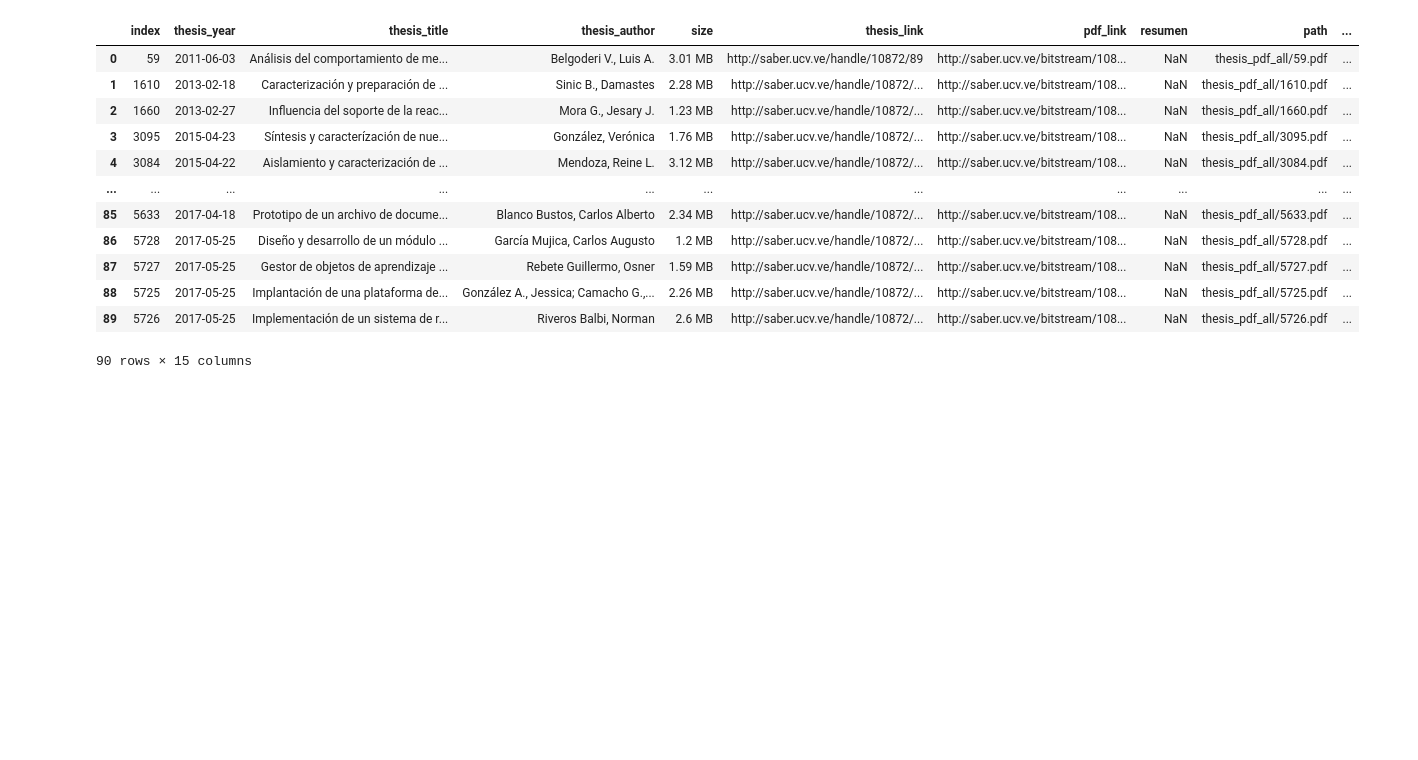
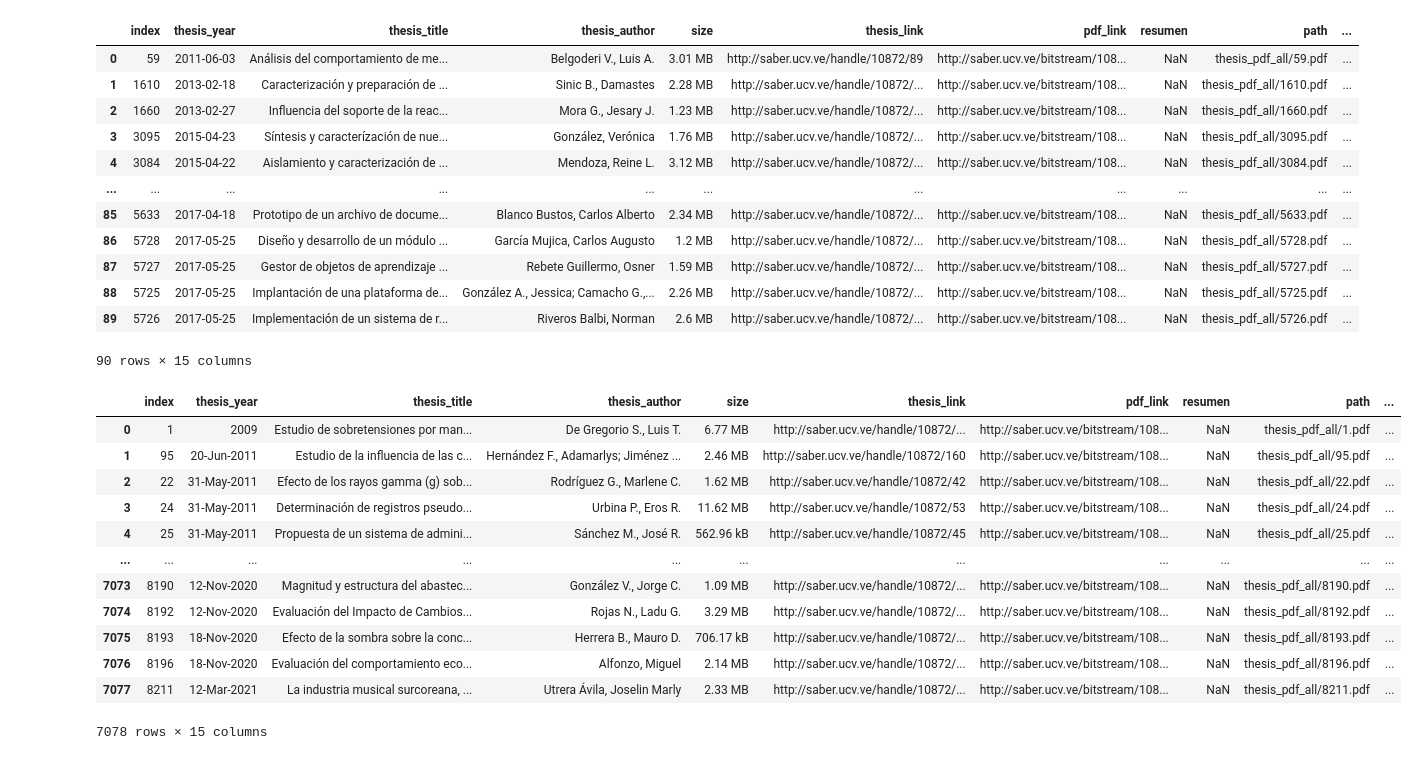
Before and after one commit to HighDeFing/thesis_v4, a Jupyter notebook: notebooks/Change_date_numbers.ipynb, the cells around one changed output. Drawn from its saved outputs; the diff is of its cells as text; code cells hidden in the pictures; blank space fills up the shorter version.

```diff
--- a/notebooks/Change_date_numbers.ipynb
+++ b/notebooks/Change_date_numbers.ipynb
@@ -37,3 +37,20 @@ df
 90 rows × 15 columns
 # %%
 df.to_csv("data/thesis_comp_ingelec_quimica_date_head.csv")
+# %%
+df_tutor = pd.read_csv("./data/thesis_tutor_7078_clean_v2.csv")
+df_tutor
+# %% [output]
+|  | index | thesis_year | thesis_title | thesis_author | size | thesis_link | pdf_link | resumen | path | ... |
+| 0 | 1 | 2009 | Estudio de sobretensiones por man... | De Gregorio S., Luis T. | 6.77 MB | http://saber.ucv.ve/handle/10872/... | http://saber.ucv.ve/bitstream/108... | NaN | thesis_pdf_all/1.pdf | ... |
+| 1 | 95 | 20-Jun-2011 | Estudio de la influencia de las c... | Hernández F., Adamarlys; Jiménez ... | 2.46 MB | http://saber.ucv.ve/handle/10872/160 | http://saber.ucv.ve/bitstream/108... | NaN | thesis_pdf_all/95.pdf | ... |
+| 2 | 22 | 31-May-2011 | Efecto de los rayos gamma (g) sob... | Rodríguez G., Marlene C. | 1.62 MB | http://saber.ucv.ve/handle/10872/42 | http://saber.ucv.ve/bitstream/108... | NaN | thesis_pdf_all/22.pdf | ... |
+| 3 | 24 | 31-May-2011 | Determinación de registros pseudo... | Urbina P., Eros R. | 11.62 MB | http://saber.ucv.ve/handle/10872/53 | http://saber.ucv.ve/bitstream/108... | NaN | thesis_pdf_all/24.pdf | ... |
+| 4 | 25 | 31-May-2011 | Propuesta de un sistema de admini... | Sánchez M., José R. | 562.96 kB | http://saber.ucv.ve/handle/10872/45 | http://saber.ucv.ve/bitstream/108... | NaN | thesis_pdf_all/25.pdf | ... |
+| ... | ... | ... | ... | ... | ... | ... | ... | ... | ... | ... |
+| 7073 | 8190 | 12-Nov-2020 | Magnitud y estructura del abastec... | González V., Jorge C. | 1.09 MB | http://saber.ucv.ve/handle/10872/... | http://saber.ucv.ve/bitstream/108... | NaN | thesis_pdf_all/8190.pdf | ... |
+| 7074 | 8192 | 12-Nov-2020 | Evaluación del Impacto de Cambios... | Rojas N., Ladu G. | 3.29 MB | http://saber.ucv.ve/handle/10872/... | http://saber.ucv.ve/bitstream/108... | NaN | thesis_pdf_all/8192.pdf | ... |
+| 7075 | 8193 | 18-Nov-2020 | Efecto de la sombra sobre la conc... | Herrera B., Mauro D. | 706.17 kB | http://saber.ucv.ve/handle/10872/... | http://saber.ucv.ve/bitstream/108... | NaN | thesis_pdf_all/8193.pdf | ... |
+| 7076 | 8196 | 18-Nov-2020 | Evaluación del comportamiento eco... | Alfonzo, Miguel | 2.14 MB | http://saber.ucv.ve/handle/10872/... | http://saber.ucv.ve/bitstream/108... | NaN | thesis_pdf_all/8196.pdf | ... |
+| 7077 | 8211 | 12-Mar-2021 | La industria musical surcoreana, ... | Utrera Ávila, Joselin Marly | 2.33 MB | http://saber.ucv.ve/handle/10872/... | http://saber.ucv.ve/bitstream/108... | NaN | thesis_pdf_all/8211.pdf | ... |
+7078 rows × 15 columns
```
Also changed, not shown: parts of 7 cells of this notebook, 12 other files.
